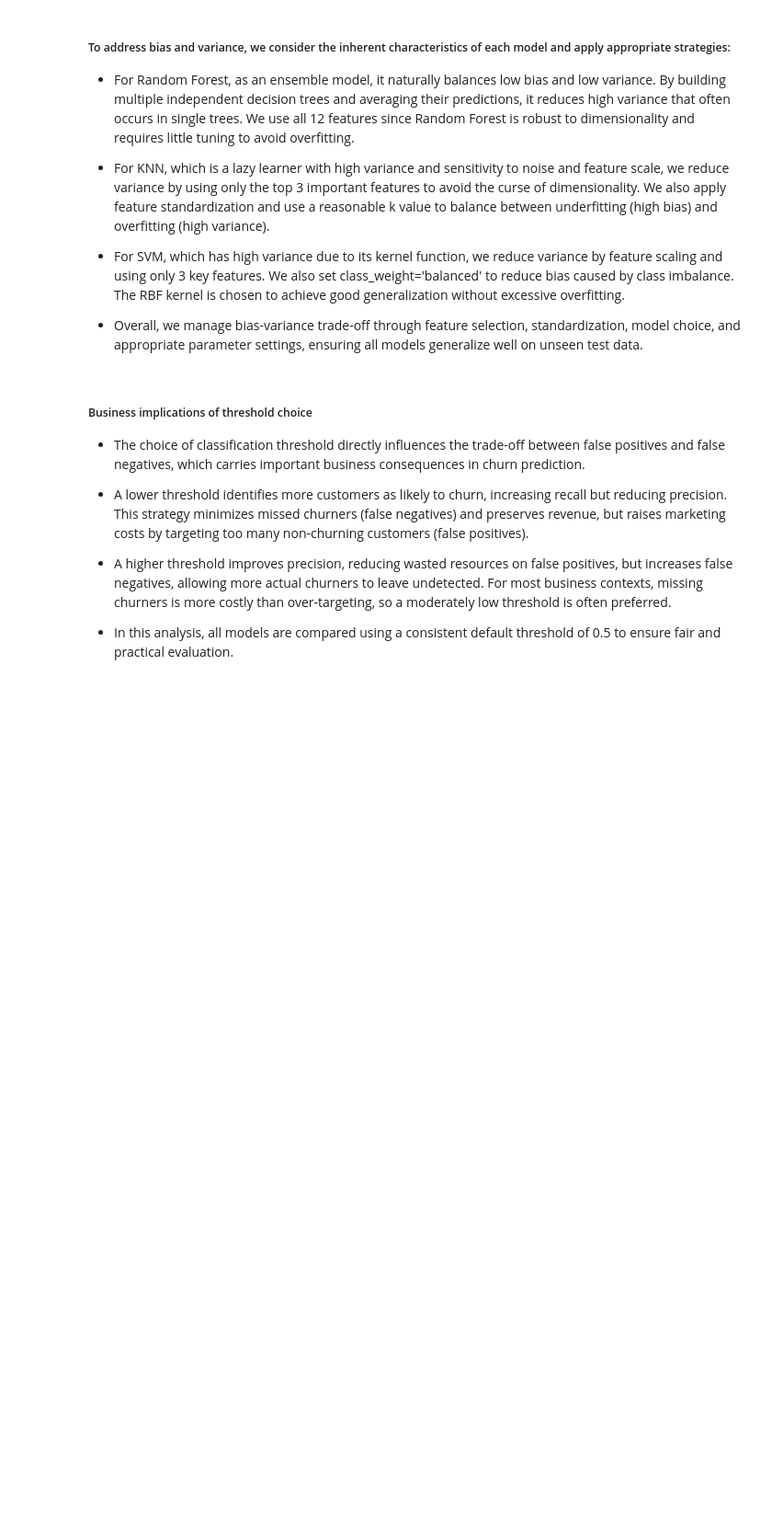
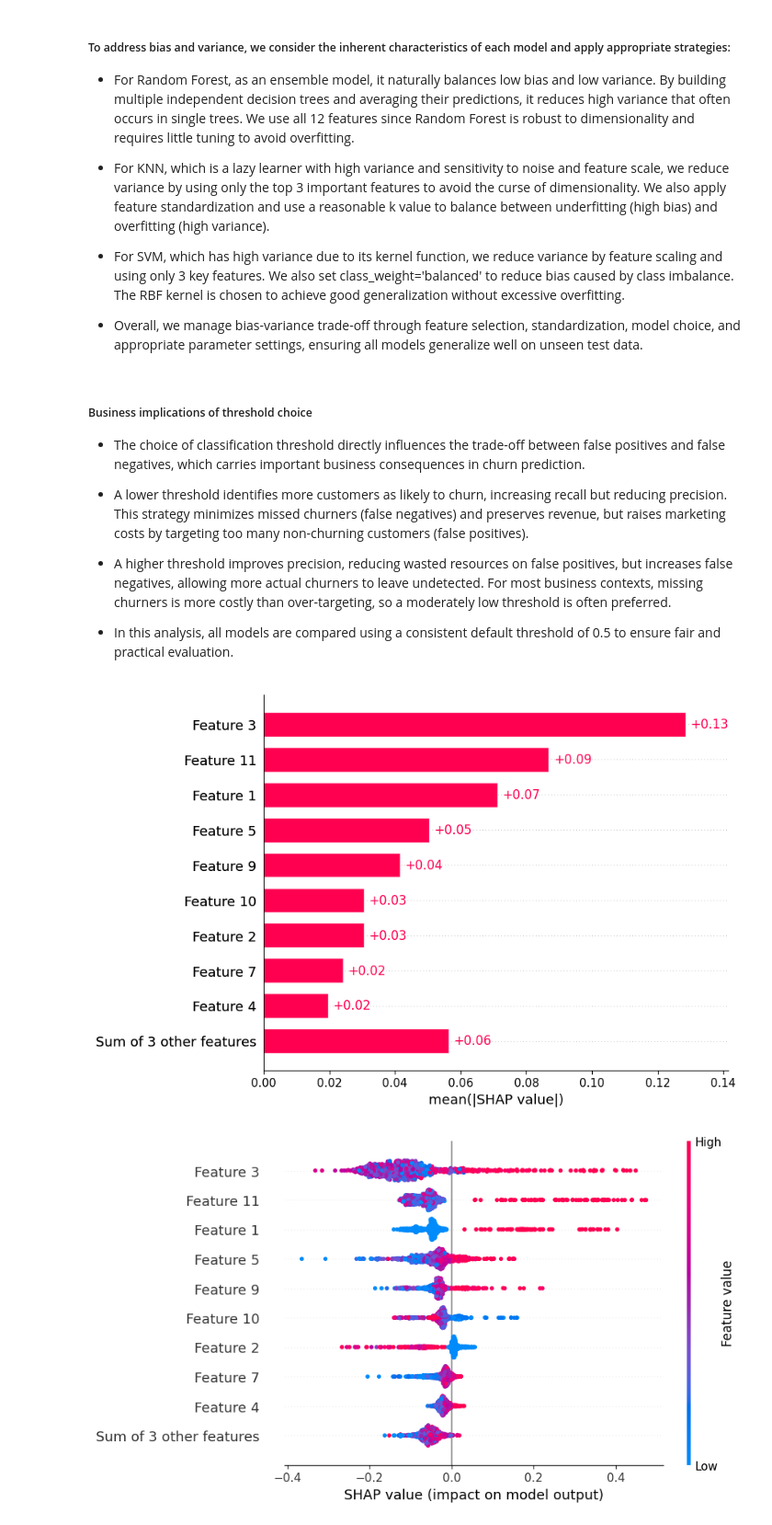
Before and after one commit to Termanater/Zag2, a Jupyter notebook: Predicitive Analytics/Customer_churn.ipynb, the cells around one changed output. Shown at 92% size. Drawn from its saved outputs; the diff is of its cells as text; code cells hidden in the pictures; blank space fills up the shorter version.

```diff
--- a/Predicitive Analytics/Customer_churn.ipynb
+++ b/Predicitive Analytics/Customer_churn.ipynb
@@ -663,3 +663,79 @@ Random Forest    0.9388     0.9605  0.6033    0.7411 0.9201
 * A higher threshold improves precision, reducing wasted resources on false positives, but increases false negatives, allowing more actual churners to leave undetected. For most business contexts, missing churners is more costly than over-targeting, so a moderately low threshold is often preferred.
 
 * In this analysis, all models are compared using a consistent default threshold of 0.5 to ensure fair and practical evaluation.
+# %%
+import shap
+from lime.lime_tabular import LimeTabularExplainer
+from sklearn.ensemble import RandomForestClassifier
+
+# === 1. Create Random Forest Pipeline (required by project) ===
+feature_cols_rf = [col for col in churn.columns
+                   if col not in ['State', 'Phone', 'Churn', 'Churn_Status', 'Area Code']]
+
+X_rf = churn[feature_cols_rf]
+X_train_rf, X_test_rf, y_train, y_test = train_test_split(
+    X_rf, y, test_size=0.25, random_state=1, stratify=y
+)
+
+rf_pipeline = Pipeline([
+    ('scaler', StandardScaler()),
+    ('rf', RandomForestClassifier(
+        n_estimators=100,
+        random_state=1,
+        class_weight='balanced'
+    ))
+])
+
+rf_pipeline.fit(X_train_rf, y_train)
+
+# ====================== SHAP ======================
+X_test_rf_transformed = rf_pipeline[:-1].transform(X_test_rf)
+rf_model = rf_pipeline[-1]
+
+explainer = shap.TreeExplainer(rf_model)
+shap_explanation = explainer(X_test_rf_transformed)
+
+# Use the positive class (Churn = 1)
+shap_values_pos = shap_explanation[:, :, 1]
+
+shap.plots.bar(shap_values_pos)
+shap.plots.beeswarm(shap_values_pos)
+
+# ====================== LIME ======================
+lime_explainer = LimeTabularExplainer(
+    X_train_rf.values,
+    feature_names=X_test_rf.columns.tolist(),
+    class_names=['Retained', 'Churn'],
+    mode='classification'
+)
+
+i = 0
+exp = lime_explainer.explain_instance(
+    X_test_rf.iloc[i].values,
+    rf_pipeline.predict_proba,
+    num_features=10
+)
+
+
+exp_list = exp.as_list()
+for feature, weight in exp_list:
+    print(f"  {feature}: {weight:.4f}")
+
+# Method 2: Visualize using matplotlib
+fig, ax = plt.subplots(figsize=(10, 5))
+
+# Extract features and weights
+features = [f[0] for f in exp_list]
+weights = [f[1] for f in exp_list]
+
+# Create horizontal bar chart
+colors = ['green' if w > 0 else 'red' for w in weights]
+ax.barh(features, weights, color=colors)
+ax.axvline(x=0, color='black', linestyle='--', linewidth=0.5)
+ax.set_xlabel('Contribution to Churn Prediction')
+ax.set_title('LIME Feature Importance for First Test Sample')
+plt.tight_layout()
+plt.show()
+# %% [output]
+[figure, added]
+[figure, added]
```
Also changed, not shown: parts of 3 cells of this notebook.
